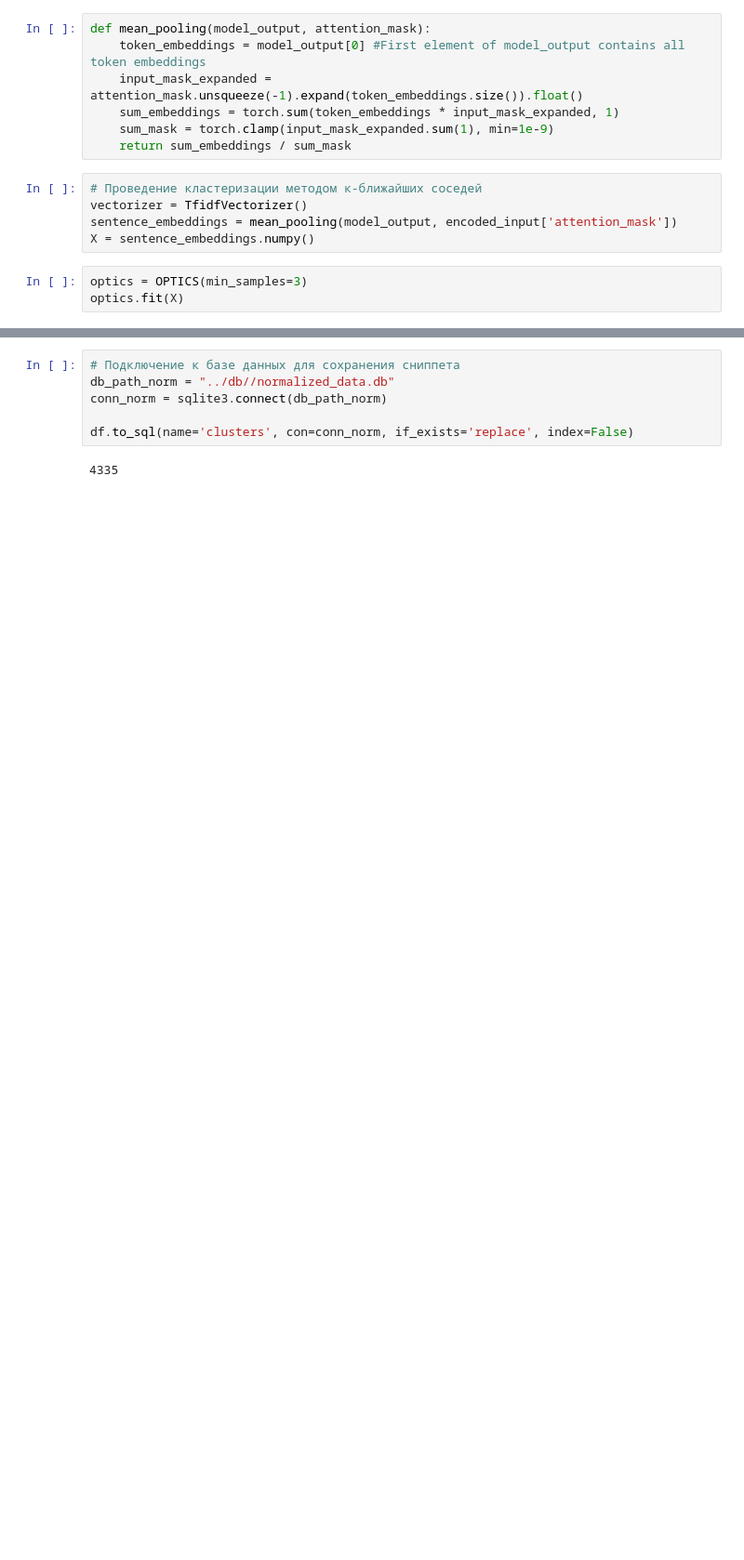
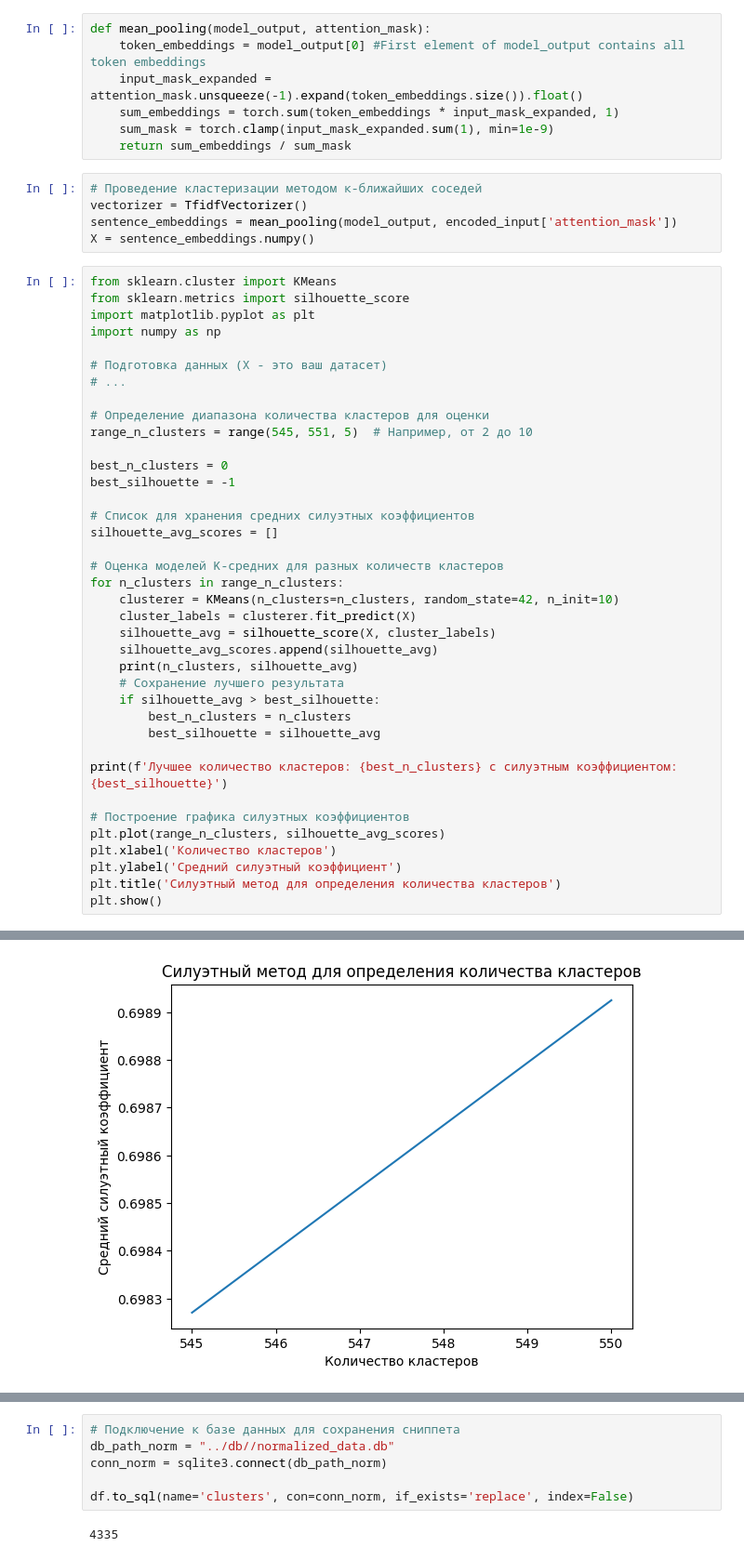
Before and after one commit to DCDsqd/AgroCode, a Jupyter notebook: src/model.ipynb, the cells around one changed output, grey strips where cells are left out. Shown at 93% size. Drawn from its saved outputs; the diff is of its cells as text; blank space fills up the shorter version.

```diff
--- a/src/model.ipynb
+++ b/src/model.ipynb
@@ -45,6 +45,41 @@ vectorizer = TfidfVectorizer()
 sentence_embeddings = mean_pooling(model_output, encoded_input['attention_mask'])
 X = sentence_embeddings.numpy()
 # %%
-optics = OPTICS(min_samples=3)
-optics.fit(X)
+from sklearn.cluster import KMeans
+from sklearn.metrics import silhouette_score
+import matplotlib.pyplot as plt
+import numpy as np
+
+# Подготовка данных (X - это ваш датасет)
+# ...
+
+# Определение диапазона количества кластеров для оценки
+range_n_clusters = range(545, 551, 5)  # Например, от 2 до 10
+
+best_n_clusters = 0
+best_silhouette = -1
+
+# Список для хранения средних силуэтных коэффициентов
+silhouette_avg_scores = []
+
+# Оценка моделей K-средних для разных количеств кластеров
+for n_clusters in range_n_clusters:
+    clusterer = KMeans(n_clusters=n_clusters, random_state=42, n_init=10)
+    cluster_labels = clusterer.fit_predict(X)
+    silhouette_avg = silhouette_score(X, cluster_labels)
+    silhouette_avg_scores.append(silhouette_avg)
+    print(n_clusters, silhouette_avg)
+    # Сохранение лучшего результата
+    if silhouette_avg > best_silhouette:
+        best_n_clusters = n_clusters
+        best_silhouette = silhouette_avg
+
+print(f'Лучшее количество кластеров: {best_n_clusters} с силуэтным коэффициентом: {best_silhouette}')
+
+# Построение графика силуэтных коэффициентов
+plt.plot(range_n_clusters, silhouette_avg_scores)
+plt.xlabel('Количество кластеров')
+plt.ylabel('Средний силуэтный коэффициент')
+plt.title('Силуэтный метод для определения количества кластеров')
+plt.show()
 # %% [output]
@@ -52 +89,2 @@ OPTICS(min_samples=3)
+[figure, added]
 # %%
```
Also changed, not shown: parts of 15 cells of this notebook, 2 other files.
